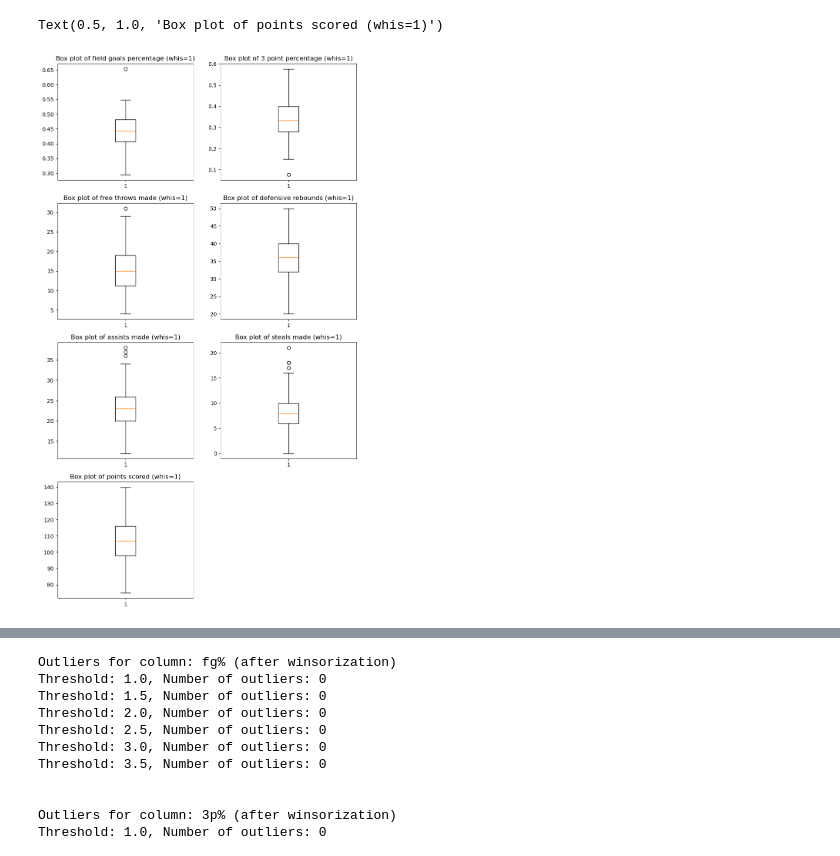
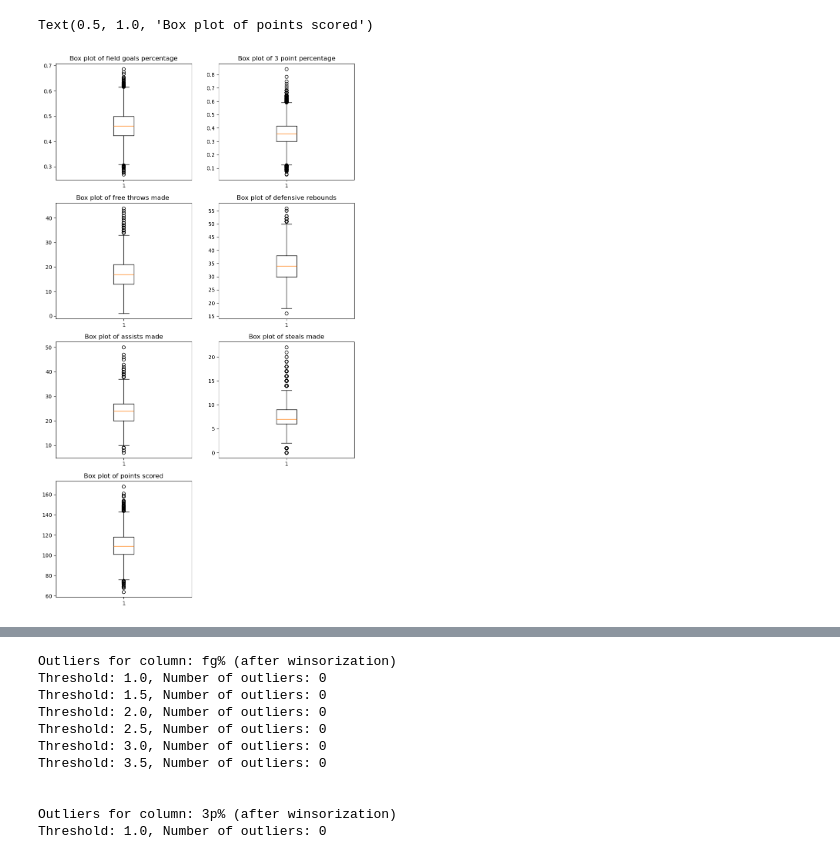
Before and after one commit to trillmonger/datasci_thinkful, a Jupyter notebook: Projects/Capstone 2 Code.ipynb, the cells around one changed output, grey strips where cells are left out. Drawn from its saved outputs; the diff is of its cells as text; code cells hidden in the pictures.

```diff
--- a/Projects/Capstone 2 Code.ipynb
+++ b/Projects/Capstone 2 Code.ipynb
@@ -257,35 +256,35 @@ Text(0.5, 1.0, 'histogram of points made by the home team')
 # %%
 # I can see that these are normally distributed Now let me check for outliers
 
 plt.figure(figsize=(10,18))
 
 plt.subplot(4, 2, 1)
 plt.boxplot(raw_stat["fg%"])
-plt.title("Box plot of field goals percentage (whis=1)")
+plt.title("Box plot of field goals percentage")
 
 plt.subplot(4, 2, 2)
 plt.boxplot(raw_stat["3p%"])
-plt.title("Box plot of 3 point percentage (whis=1)")
+plt.title("Box plot of 3 point percentage")
 
 plt.subplot(4, 2, 3)
 plt.boxplot(raw_stat["ft"])
-plt.title("Box plot of free throws made (whis=1)")
+plt.title("Box plot of free throws made ")
 
 plt.subplot(4, 2, 4)
 plt.boxplot(raw_stat["drb"])
-plt.title("Box plot of defensive rebounds (whis=1)")
+plt.title("Box plot of defensive rebounds")
 
 plt.subplot(4, 2, 5)
 plt.boxplot(raw_stat["ast"])
-plt.title("Box plot of assists made (whis=1)")
+plt.title("Box plot of assists made")
 
 plt.subplot(4, 2, 6)
 plt.boxplot(raw_stat["stl"])
-plt.title("Box plot of steals made (whis=1)")
+plt.title("Box plot of steals made")
 
 plt.subplot(4, 2, 7)
 plt.boxplot(raw_stat["pts"])
-plt.title("Box plot of points scored (whis=1)")
+plt.title("Box plot of points scored")
 # %% [output]
-Text(0.5, 1.0, 'Box plot of points scored (whis=1)')
+Text(0.5, 1.0, 'Box plot of points scored')
-[figure, old version]
+[figure, new version]
```
Also changed, not shown: parts of 26 cells of this notebook, 5 other files.
